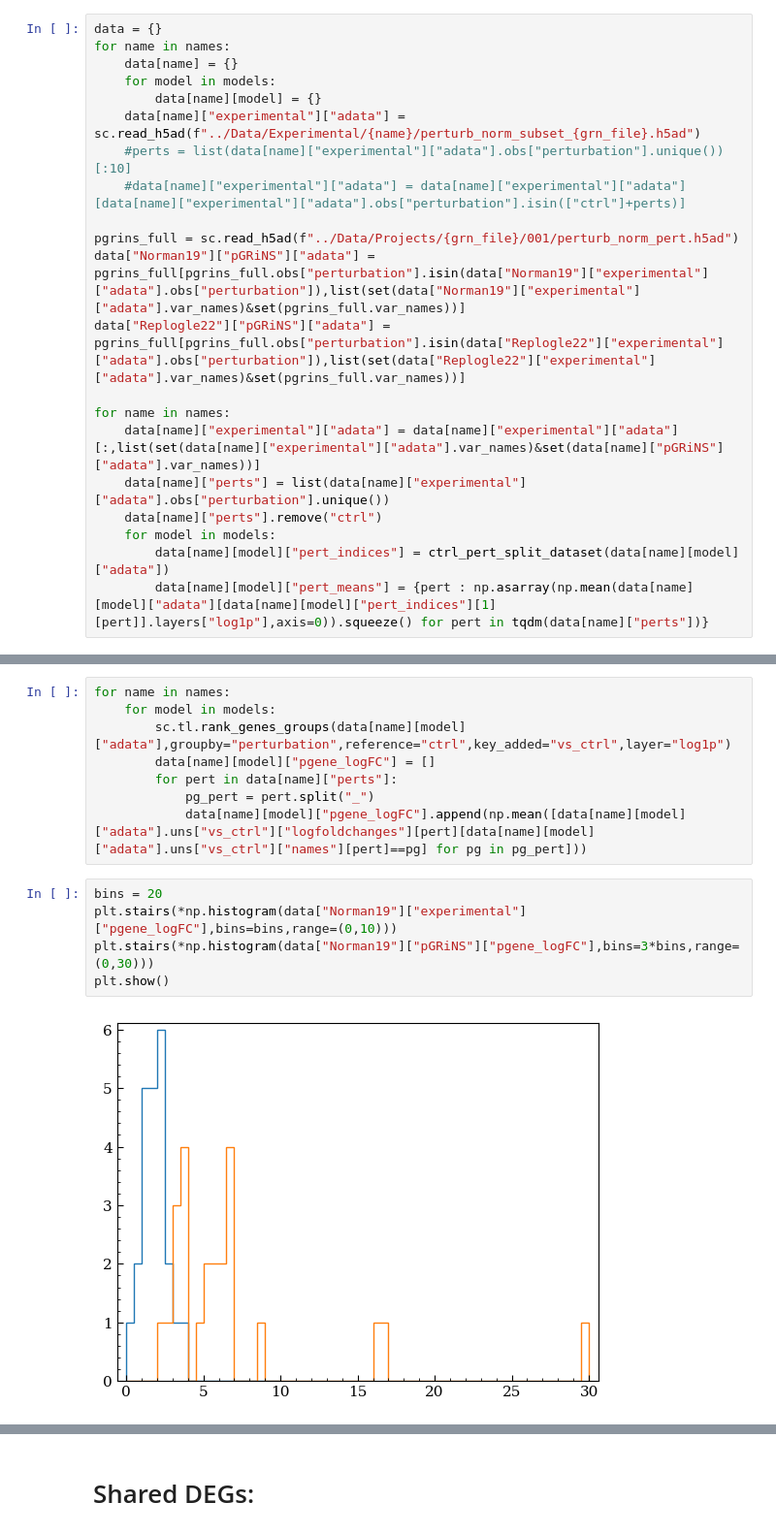
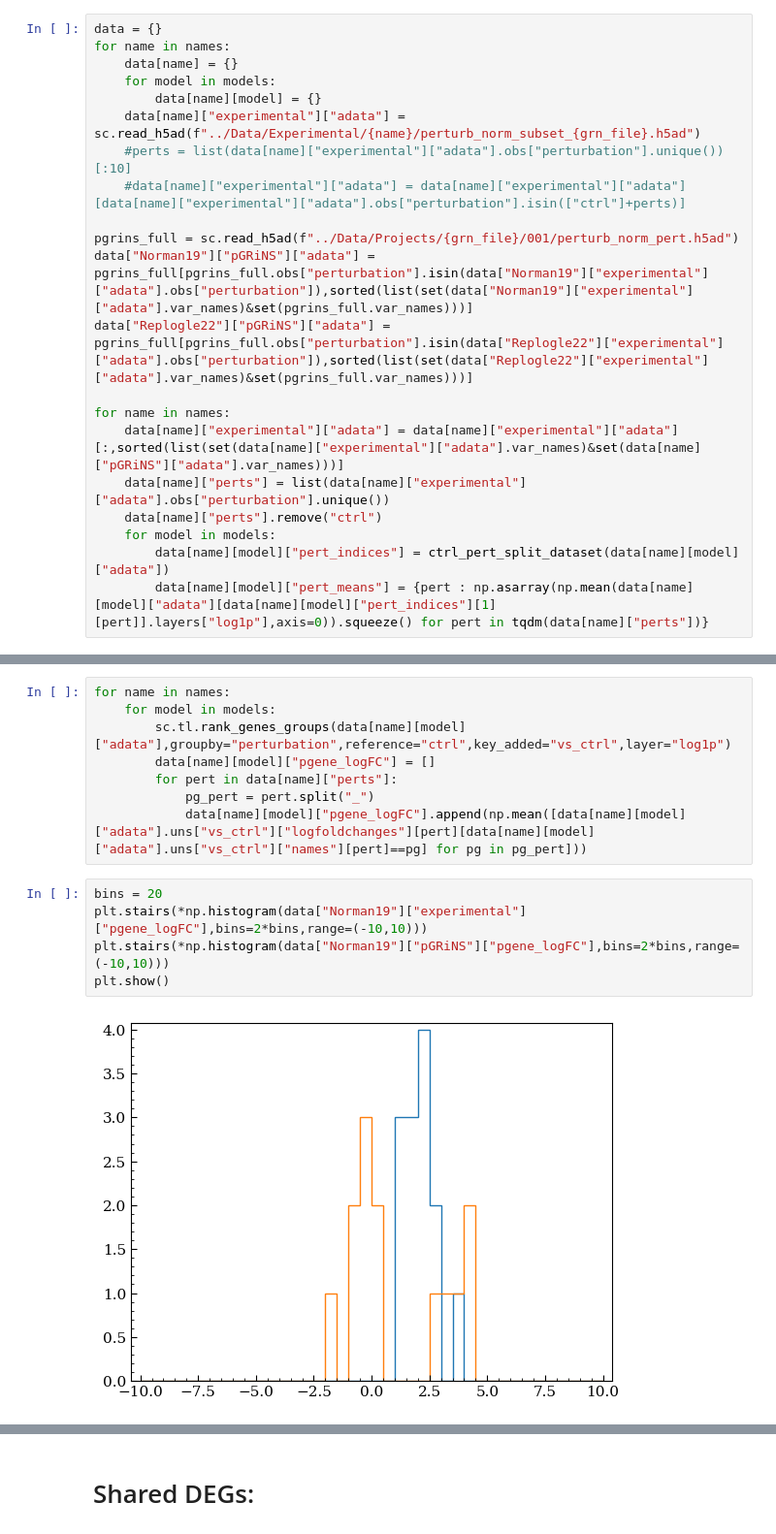
Before and after one commit to GeorgSommerer/bsc_thesis_pGRiNS, a Jupyter notebook: Analysis/eval_synth_data.ipynb, the cells around one changed output, grey strips where cells are left out. Shown at 97% size. Cells and saved outputs as stored; diff of their text form.

```diff
--- a/Analysis/eval_synth_data.ipynb
+++ b/Analysis/eval_synth_data.ipynb
@@ -58,11 +53,11 @@ for name in names:
     #data[name]["experimental"]["adata"] = data[name]["experimental"]["adata"][data[name]["experimental"]["adata"].obs["perturbation"].isin(["ctrl"]+perts)]
 
 pgrins_full = sc.read_h5ad(f"../Data/Projects/{grn_file}/001/perturb_norm_pert.h5ad")
-data["Norman19"]["pGRiNS"]["adata"] = pgrins_full[pgrins_full.obs["perturbation"].isin(data["Norman19"]["experimental"]["adata"].obs["perturbation"]),list(set(data["Norman19"]["experimental"]["adata"].var_names)&set(pgrins_full.var_names))]
-data["Replogle22"]["pGRiNS"]["adata"] = pgrins_full[pgrins_full.obs["perturbation"].isin(data["Replogle22"]["experimental"]["adata"].obs["perturbation"]),list(set(data["Replogle22"]["experimental"]["adata"].var_names)&set(pgrins_full.var_names))]
+data["Norman19"]["pGRiNS"]["adata"] = pgrins_full[pgrins_full.obs["perturbation"].isin(data["Norman19"]["experimental"]["adata"].obs["perturbation"]),sorted(list(set(data["Norman19"]["experimental"]["adata"].var_names)&set(pgrins_full.var_names)))]
+data["Replogle22"]["pGRiNS"]["adata"] = pgrins_full[pgrins_full.obs["perturbation"].isin(data["Replogle22"]["experimental"]["adata"].obs["perturbation"]),sorted(list(set(data["Replogle22"]["experimental"]["adata"].var_names)&set(pgrins_full.var_names)))]
 
 for name in names:
-    data[name]["experimental"]["adata"] = data[name]["experimental"]["adata"][:,list(set(data[name]["experimental"]["adata"].var_names)&set(data[name]["pGRiNS"]["adata"].var_names))]
+    data[name]["experimental"]["adata"] = data[name]["experimental"]["adata"][:,sorted(list(set(data[name]["experimental"]["adata"].var_names)&set(data[name]["pGRiNS"]["adata"].var_names)))]
     data[name]["perts"] = list(data[name]["experimental"]["adata"].obs["perturbation"].unique())
     data[name]["perts"].remove("ctrl")
     for model in models:
@@ -126,11 +120,11 @@ for name in names:
             data[name][model]["pgene_logFC"].append(np.mean([data[name][model]["adata"].uns["vs_ctrl"]["logfoldchanges"][pert][data[name][model]["adata"].uns["vs_ctrl"]["names"][pert]==pg] for pg in pg_pert]))
 # %%
 bins = 20
-plt.stairs(*np.histogram(data["Norman19"]["experimental"]["pgene_logFC"],bins=bins,range=(0,10)))
-plt.stairs(*np.histogram(data["Norman19"]["pGRiNS"]["pgene_logFC"],bins=3*bins,range=(0,30)))
+plt.stairs(*np.histogram(data["Norman19"]["experimental"]["pgene_logFC"],bins=2*bins,range=(-10,10)))
+plt.stairs(*np.histogram(data["Norman19"]["pGRiNS"]["pgene_logFC"],bins=2*bins,range=(-10,10)))
 plt.show()
 # %% [output]
-[figure, old version]
+[figure, new version]
 # %%
 bins = 20
 plt.stairs(*np.histogram(data["Replogle22"]["experimental"]["pgene_logFC"],bins=2*bins,range=(-10,10)))
```
Also changed, not shown: parts of 16 cells of this notebook, 52 other files.
